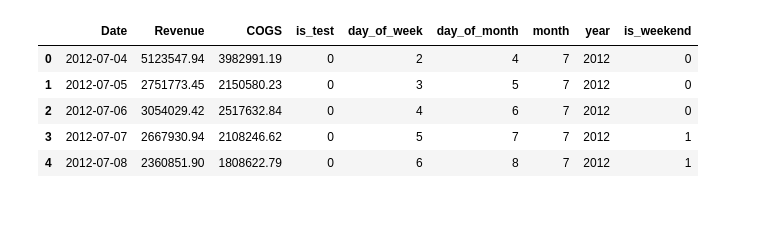
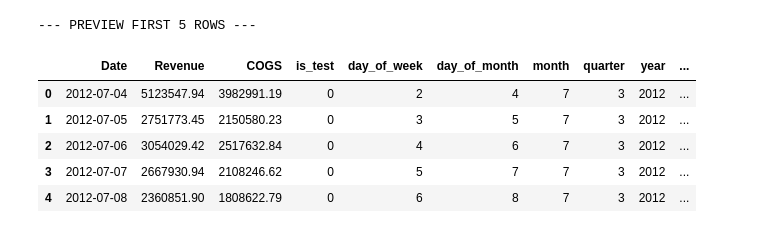
Before and after one commit to anhthi-1811/ecommerce-financial-forecasting, a Jupyter notebook: main.ipynb, the cells around one changed output. Saved outputs shown, nothing was run; the diff lists cells and outputs as text; code cells hidden in the pictures.

```diff
--- a/main.ipynb
+++ b/main.ipynb
@@ -1,20 +1,22 @@
 # %%
 import pandas as pd
 
-# Class từ file data_pipeline.py
-from data_pipeline import SalesDataPipeline
+# Import Class from data_pipeline.py
+from src.data_pipeline import SalesDataPipeline
 
 if __name__ == "__main__":
-    # Khởi tạo Pipeline
+    # Initialize Data Pipeline
     pipeline = SalesDataPipeline(train_path='data/sales.csv', test_path='data/sample_submission.csv')
 
-    # Chạy chuỗi khám bệnh và xử lý
+    # Execute inspection and preprocessing steps
     pipeline.load_data()
     pipeline.inspect_and_fix_dates()
     pipeline.inspect_and_fix_anomalies()
-    base_data = pipeline.prepare_master_data()
+    pipeline.prepare_master_data()
 
-    # Xem kết quả
-    print("\n--- XEM TRƯỚC 5 DÒNG DỮ LIỆU ---")
+    base_data = pipeline.create_time_features()
+
+    # Preview results
+    print("\n--- PREVIEW FIRST 5 ROWS ---")
     display(base_data.head())
 # %% [output]
@@ -37,8 +31,9 @@ HOÀN TẤT GIAI ĐOẠN 1: Dữ liệu đã sẵn sàng để Feature Engineeri
+--- PREVIEW FIRST 5 ROWS ---
-|  | Date | Revenue | COGS | is_test | day_of_week | day_of_month | month | year | is_weekend |
-| 0 | 2012-07-04 | 5123547.94 | 3982991.19 | 0 | 2 | 4 | 7 | 2012 | 0 |
-| 1 | 2012-07-05 | 2751773.45 | 2150580.23 | 0 | 3 | 5 | 7 | 2012 | 0 |
-| 2 | 2012-07-06 | 3054029.42 | 2517632.84 | 0 | 4 | 6 | 7 | 2012 | 0 |
-| 3 | 2012-07-07 | 2667930.94 | 2108246.62 | 0 | 5 | 7 | 7 | 2012 | 1 |
-| 4 | 2012-07-08 | 2360851.90 | 1808622.79 | 0 | 6 | 8 | 7 | 2012 | 1 |
+|  | Date | Revenue | COGS | is_test | day_of_week | day_of_month | month | quarter | year | ... |
+| 0 | 2012-07-04 | 5123547.94 | 3982991.19 | 0 | 2 | 4 | 7 | 3 | 2012 | ... |
+| 1 | 2012-07-05 | 2751773.45 | 2150580.23 | 0 | 3 | 5 | 7 | 3 | 2012 | ... |
+| 2 | 2012-07-06 | 3054029.42 | 2517632.84 | 0 | 4 | 6 | 7 | 3 | 2012 | ... |
+| 3 | 2012-07-07 | 2667930.94 | 2108246.62 | 0 | 5 | 7 | 7 | 3 | 2012 | ... |
+| 4 | 2012-07-08 | 2360851.90 | 1808622.79 | 0 | 6 | 8 | 7 | 3 | 2012 | ... |
 # %%
 # IMPORT CLASS
```
Also changed, not shown: parts of 7 cells of this notebook, 20 other files.
